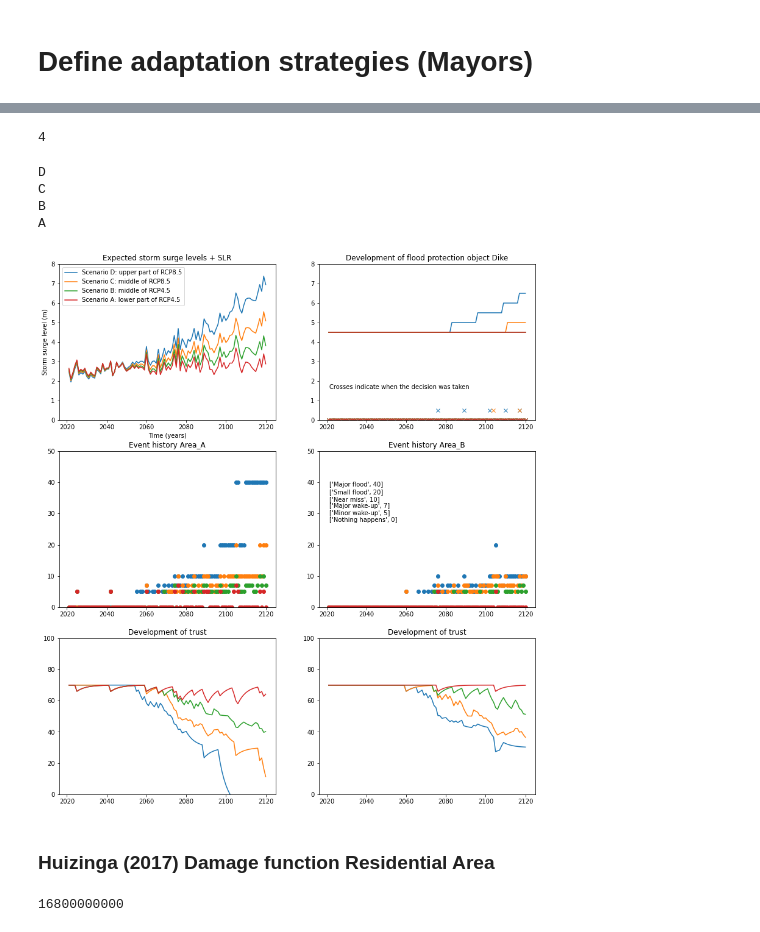
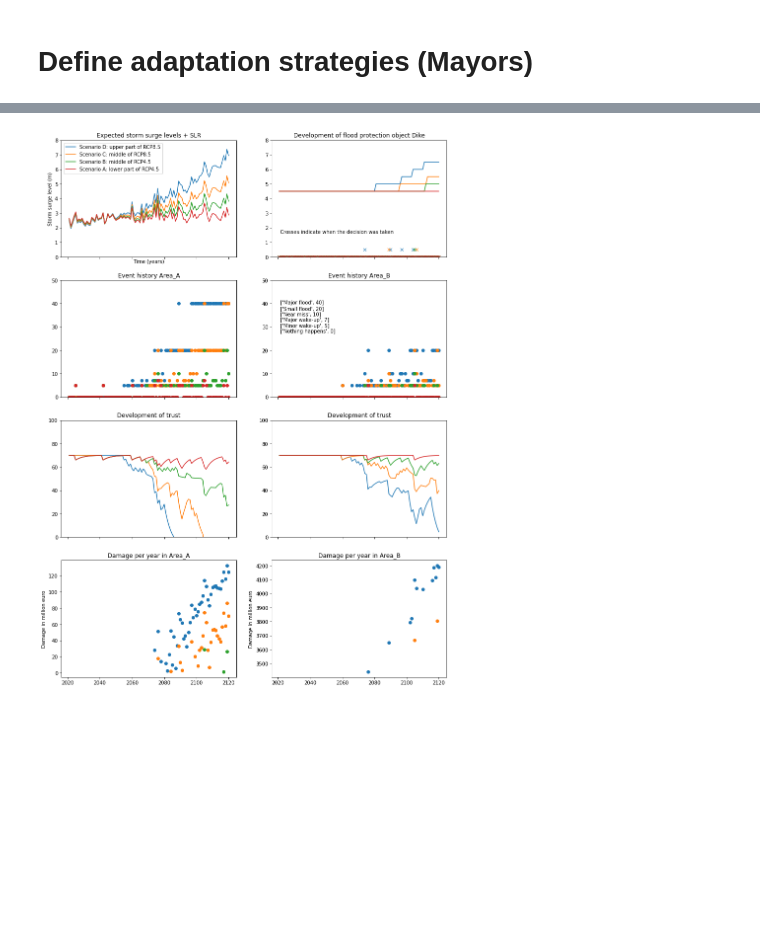
Before and after one commit to keesvanginkel/Urban-SETP, a Jupyter notebook: Rotterdam.ipynb, the cells around one changed output, grey strips where cells are left out. Drawn from its saved outputs; the diff is of its cells as text; code cells hidden in the pictures; blank space fills up the shorter version.

Commit message:
Fixed plotting of damage

```diff
--- a/Rotterdam.ipynb
+++ b/Rotterdam.ipynb
@@ -39,10 +39,10 @@ Rotty.add_FloodProtection(FloodProtection("Dike",4.5,False,"Sea dike"))
 
 Rotty.add_Parameter("alarming_conditions",
        OrderedDict({ #water depth above flood protection level, Name of event, reduction of trust if this happens.
-                2   : ['Major flood',40],
-                1   : ['Small flood',20],
-                0   : ['Near miss',10],
-                -0.5  : ['Major wake-up',7],
+                1   : ['Major flood',40],
+                0   : ['Small flood',20],
+                -0.2   : ['Near miss',10],
+                -0.4  : ['Major wake-up',7],
                 -1  : ['Minor wake-up',5],
                 -10  : ['Nothing happens',0]}))
 
@@ -114,6 +114,7 @@ class Kroket(Mayor):
                 FloodProtection.update_protection_level(start=i+Measure.lead_time,
                                                         end=len(time),
                                                         newvalue=FloodProtection.protection_level[i]+Measure.heightening,
+                                                        heightening = Measure.heightening,
                                                         lead_time = Measure.lead_time)
 
             if CC.event_impact_history[i] > 20:
@@ -122,6 +123,7 @@ class Kroket(Mayor):
                 FloodProtection.update_protection_level(start=i+Measure.lead_time,
                                                         end=len(time),
                                                         newvalue=FloodProtection.protection_level[i]+Measure.heightening,
+                                                        heightening = Measure.heightening,
                                                         lead_time = Measure.lead_time)
 
     def get_name(self):
@@ -149,6 +151,7 @@ class Bob(Mayor):
                 FloodProtection.update_protection_level(start=i+Measure.lead_time,
                                                             end=len(time),
                                                             newvalue=FloodProtection.protection_level[i]+Measure.heightening,
+                                                            heightening = Measure.heightening,
                                                             lead_time = Measure.lead_time)
             if CC.event_impact_history[i] > 7:
                 Measure = Model.allMeasures[1] #large dike heightening
@@ -156,6 +159,7 @@ class Bob(Mayor):
                 FloodProtection.update_protection_level(start=i+Measure.lead_time,
                                                             end=len(time),
                                                             newvalue=FloodProtection.protection_level[i]+Measure.heightening,
+                                                            heightening = Measure.heightening,
                                                             lead_time = Measure.lead_time)
     def get_name(self):
         return('Bob the Builder')
@@ -189,7 +195,14 @@ def run_model(Model,SurgeSeries,Mayor):
             #FIRST EVALUATE IF THE FLOOD PROTECTION LEVEL IS EXCEEDED (TO DETERMINE IF FLOOD HAPPENS)
             if Area.protection_level[i] < SurgeSeries.surgelevel[i]: #if a flood occurs
                 Area.flood_history[i] = SurgeSeries.surgelevel[i] - Area.elevation
+                #print("Prot. lvl = {}, Surge lvl = {}, Elev = {}, Inund = {}".format(Area.protection_level[i],
+                 #                                         SurgeSeries.surgelevel[i],
+                 #                                         Area.elevation,
+                  #                                        Area.flood_history[i]
+                   #                ))
                 #print("{} is inundated with a water depth of {} m \n --> damage occurs".format(Area.name,Area.flood_history[i]))
+                Area.flood_damage[i] = Area.calculate_damage(Area.flood_history[i])
+                #print("Damage is calculated at: {} euro".format(dam))
 
             #THEN EVALUATE THE IMPACT ON TRUST
             if i != 0: #don't evaluate trust in the first timestep!
@@ -223,14 +236,11 @@ def run_model(Model,SurgeSeries,Mayor):
 
 experiments = []
 for SurgeSeries in allSurgeSeries:
+    #print(SurgeSeries.name)
     experiment = run_model(Rotty,SurgeSeries,Kroket())
     experiments.append(experiment)
-# %%
-len(experiments)
-# %% [output]
-4
 # %%
-fig, axes = plt.subplots(nrows=3,ncols=2,sharey=False,figsize=(14,16))
+fig, axes = plt.subplots(nrows=4,ncols=2,sharey=False,sharex=True,figsize=(14,20))
 
 labels = []
 
@@ -240,7 +250,7 @@ for experiment in reversed(experiments):
     SurgeSeries = experiment['SurgeSeries']
     Mayor = experiment['Mayor']
 
-    print(SurgeSeries.name)
+    #print(SurgeSeries.name)
 
     axes[0,0].plot(SurgeSeries.years,SurgeSeries.surgelevel)
 
@@ -259,58 +269,38 @@ for experiment in reversed(experiments):
         axes[2,i].set_title('Development of trust')
         axes[2,i].plot(SurgeSeries.years,Model.allResidentialArea[i].trust_t)
 
         axes[2,i].set_ylim(0,100)
 
+        #plot damage
+        axes[3,i].set_title('Damage per year in {}'.format(Model.allResidentialArea[i].name))
+        axes[3,i].plot(SurgeSeries.years,[x*10**(-6) for x in Model.allResidentialArea[i].flood_damage],'o')
+
 
     axes[0,1].plot(SurgeSeries.years,Model.allFloodProtection[1].protection_level)
     axes[0,1].set_title('Development of flood protection object Dike')
 
 axes[0,0].legend(labels)
+
+axes[3,0].set_ylabel('Damage in million euro')
+axes[3,1].set_ylabel('Damage in million euro')
 
 #Add some additional text to some axes
 alarming_conditions = Model.Parameters['alarming_conditions']
 
 textbox = ""
 for key in alarming_conditions:
     textbox = textbox + str(alarming_conditions[key]) + '\n'
 
 axes[0,1].text(0.05,0.2,"Crosses indicate when the decision was taken",transform=axes[0,1].transAxes)
 axes[1,1].text(0.05,0.5,textbox,transform=axes[1,1].transAxes)
 
 
 axes[0,1].set_prop_cycle(None) #reset the cycler to plot again in the same axes with similar colors
 for experiment in reversed(experiments):
     Model = experiment['Model']
     SurgeSeries = experiment['SurgeSeries']
     Mayor = experiment['Mayor']
 
     axes[0,1].plot(SurgeSeries.years,Model.allFloodProtection[1].measure_history,'x') #PLOT THE HISTORY OF THE MEASURES
 # %% [output]
-D
-C
-B
-A
-[figure, old version]
+[figure, new version]
-# %% [markdown]
-### Huizinga (2017) Damage function Residential Area
-# %%
-def calculate_damage_area(dam_pars,inundation,surface_area):
-    """
-    Calculate damage for a residential area
-
-    Input:
-        *pars* (tuple) : (MaxDamage_Residential,depth,dam_frac) describing damage functions
-                              euro/m2            m      (-)
-        *inundation* (float) : Inundation depth in m
-        *surface_area* (float) : Surface area of the region in km2
-
-    Returns:
-        *damage* (float) : damage to the area in 2010-Euros
-    """
-    dam_fraction = np.interp(inundation,dam_pars[1],dam_pars[2]) #fraction of max damage
-    max_damage = dam_pars[0]
-    return int(round(max_damage * 10**6 * surface_area))
-
-calculate_damage_area(dam_pars,10,100)
-# %% [output]
-16800000000
```
Also changed, not shown: parts of 2 cells of this notebook, 1 other file.
